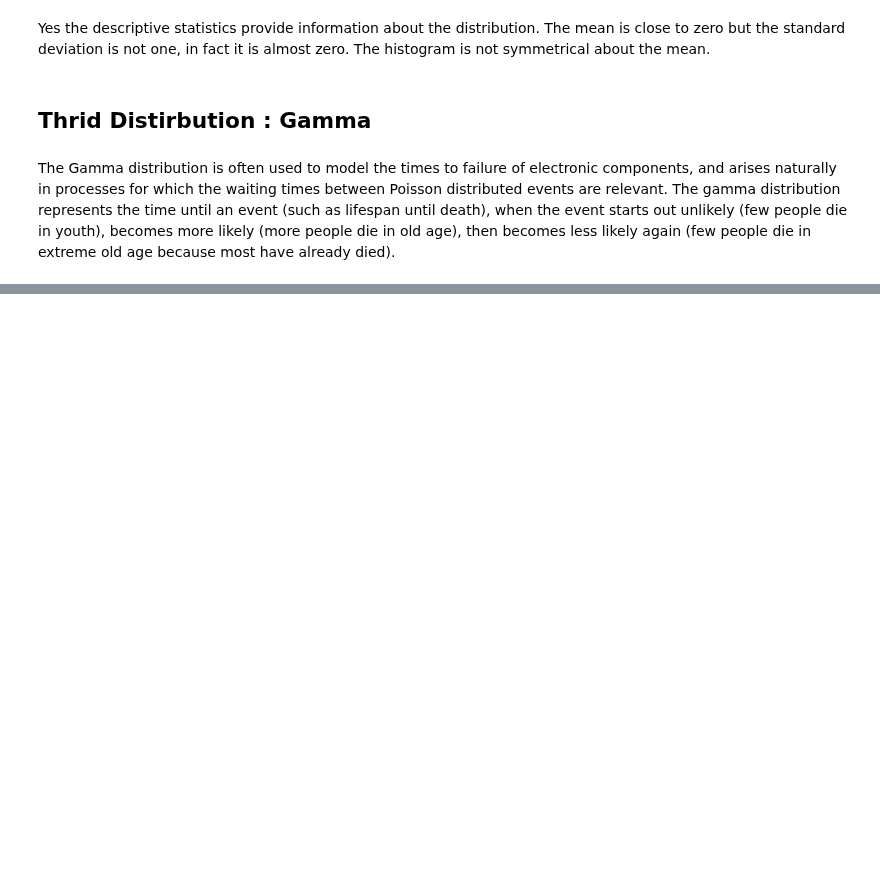
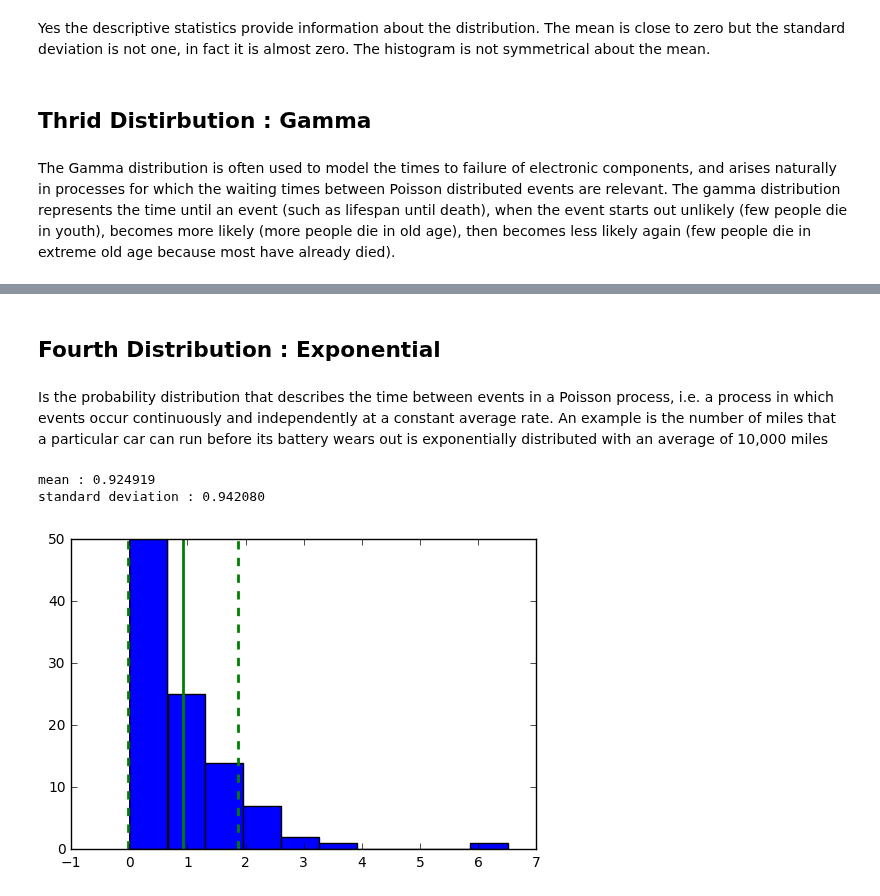
Before and after one commit to 315iah515/Thinkful-Notebooks, a Jupyter notebook: Prep/DRILL_DescriptiveStatistics&Normality.ipynb, the cells around one changed output, grey strips where cells are left out. Drawn from its saved outputs; the diff is of its cells as text; code cells hidden in the pictures; blank space fills up the shorter version.

Commit message:
exponential distribution added

```diff
--- a/Prep/DRILL_DescriptiveStatistics&Normality.ipynb
+++ b/Prep/DRILL_DescriptiveStatistics&Normality.ipynb
@@ -91,0 +92,19 @@ standard deviation : 1.832660
+# %% [markdown]
+## Fourth Distribution : Exponential
+# %% [markdown]
+Is the probability distribution that describes the time between events in a Poisson process, i.e. a process in which events occur continuously and independently at a constant average rate. An example is the number of miles that a particular car can run before its battery wears out is exponentially distributed with an average of 10,000 miles
+# %%
+exponential = np.random.exponential(size=100)
+mean = np.mean(exponential)
+sd = np.std(exponential, ddof=1)
+print('mean : %f' % mean)
+print('standard deviation : %f' % sd)
+plt.hist(exponential)
+plt.axvline(mean, color='g', linestyle='solid', linewidth=2)
+plt.axvline(mean + sd, color='g', linestyle='dashed', linewidth=2)
+plt.axvline(mean - sd, color='g', linestyle='dashed', linewidth=2)
+plt.show()
+# %% [output]
+mean : 0.924919
+standard deviation : 0.942080
+[figure, added]
```
Also changed, not shown: parts of 3 cells of this notebook.
